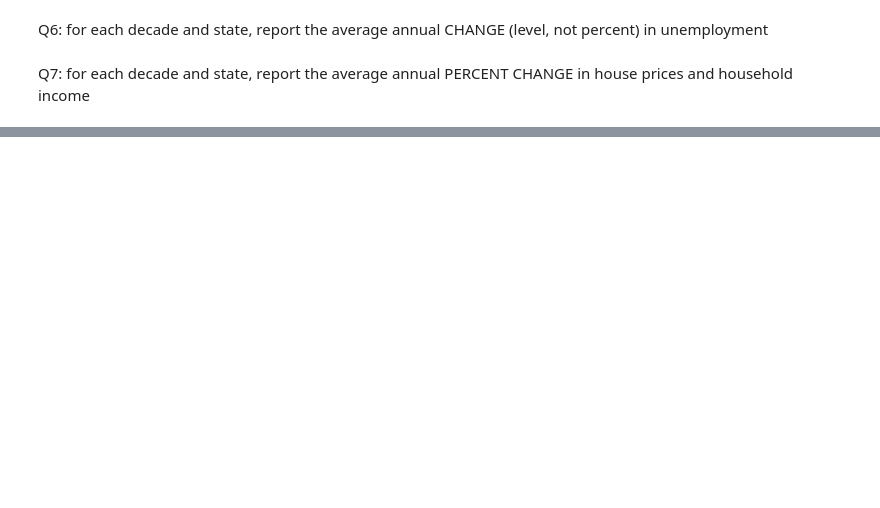
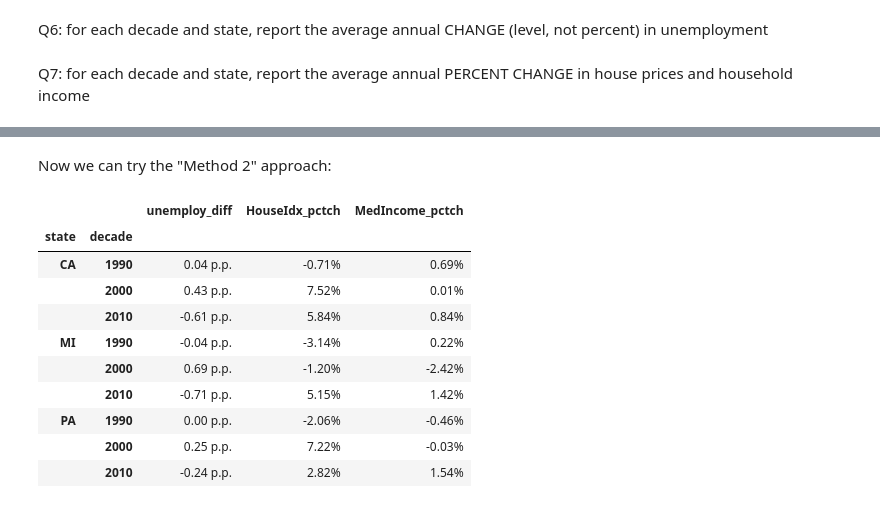
Before and after one commit to priyagb99/Class-Notes-920am, a Jupyter notebook: exercises/Pandas exercises.ipynb, the cells around one changed output, grey strips where cells are left out. Cells and saved outputs as stored; diff of their text form; code cells hidden in the pictures; blank space fills up the shorter version.

```diff
--- a/exercises/Pandas exercises.ipynb
+++ b/exercises/Pandas exercises.ipynb
@@ -182,0 +591,67 @@ Q7: for each decade and state, report the average annual PERCENT CHANGE in house
+# %%
+# LOAD DATA AND CONVERT TO ANNUAL
+
+start = 1990 # pandas datareader can infer these are years
+end = 2018
+macro_data = pdr.data.DataReader(['CAUR','MIUR','PAUR', # unemployment
+                                  'LXXRSA','DEXRSA','WDXRSA', # case shiller index in LA, Detroit, DC (no PA  available!)
+                                  'MEHOINUSCAA672N','MEHOINUSMIA672N','MEHOINUSPAA672N'], #
+                                 'fred', start, end)
+macro_data = macro_data.resample('Y').first() # get's the first observation for each variable in a given year
+
+# CLEAN UP THE FORMATING SOMEWHAT
+
+macro_data.index = macro_data.index.year
+macro_data.columns=pd.MultiIndex.from_tuples([
+    ('Unemployment','CA'),('Unemployment','MI'),('Unemployment','PA'),
+    ('HouseIdx','CA'),('HouseIdx','MI'),('HouseIdx','PA'),
+    ('MedIncome','CA'),('MedIncome','MI'),('MedIncome','PA')
+    ])
+# %% [markdown]
+Now we can try the "Method 2" approach:
+# %%
+(
+    # reformat the data to tall with "stack"
+    macro_data.stack()
+
+    # to make later steps (like the groupby) a touch easier,
+    # convert year and state from the index into variables
+    .reset_index().rename(columns={'level_1':'state'})
+
+    # now order the dataset sensibly
+    .sort_values(['state','DATE'])
+
+    # create vars <---- this is not even needed to explain this block!
+    .assign(
+            decade          = lambda x: 10*np.floor(x['DATE']/10).astype(int),
+            unemploy_diff   = lambda x: x['Unemployment'].diff(),
+            HouseIdx_pctch  = lambda x: x['HouseIdx'].pct_change()*100,
+            MedIncome_pctch = lambda x: x['MedIncome'].pct_change()*100
+    )
+
+    # opt A for output: pivot_table
+#     .pivot_table(index='decade',
+#                  columns='state',
+#                  values=['unemploy_diff','HouseIdx_pctch','MedIncome_pctch'])
+#     .multiply(100) # for more meaningful displays
+
+    # opt B for output: groupby
+    # also, optional advanced formatting
+    .groupby(['state','decade'])
+    [['unemploy_diff','HouseIdx_pctch','MedIncome_pctch']].mean()
+    .style.format({'HouseIdx_pctch': '{0:,.2f}%',
+                   'MedIncome_pctch': '{0:,.2f}%',
+                   'unemploy_diff': '{0:,.2f} p.p.'})
+)
+# %% [output]
+|  |  | unemploy_diff | HouseIdx_pctch | MedIncome_pctch |
+| state | decade |  |  |  |
+| CA | 1990 | 0.04 p.p. | -0.71% | 0.69% |
+|  | 2000 | 0.43 p.p. | 7.52% | 0.01% |
+|  | 2010 | -0.61 p.p. | 5.84% | 0.84% |
+| MI | 1990 | -0.04 p.p. | -3.14% | 0.22% |
+|  | 2000 | 0.69 p.p. | -1.20% | -2.42% |
+|  | 2010 | -0.71 p.p. | 5.15% | 1.42% |
+| PA | 1990 | 0.00 p.p. | -2.06% | -0.46% |
+|  | 2000 | 0.25 p.p. | 7.22% | -0.03% |
+|  | 2010 | -0.24 p.p. | 2.82% | 1.54% |
```
Also changed, not shown: parts of 45 cells of this notebook, 2 other files.
